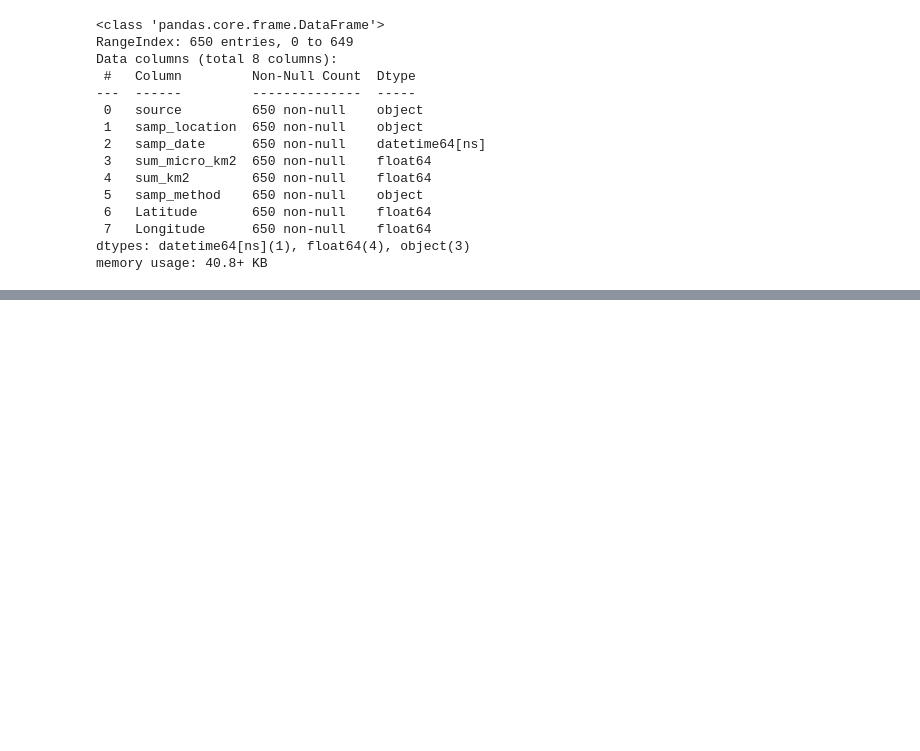
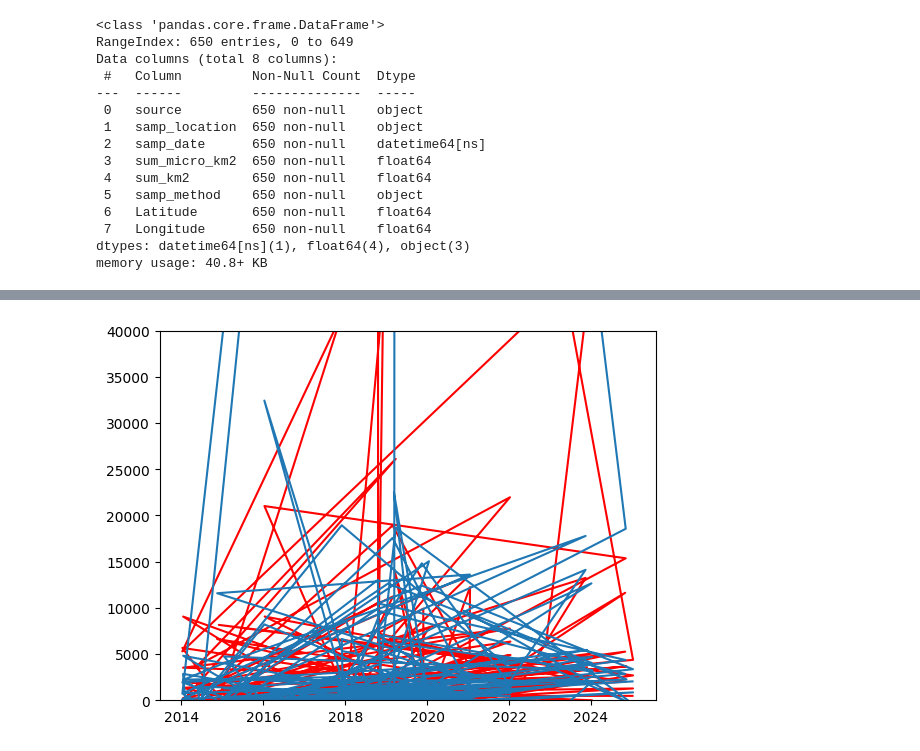
Before and after one commit to fonkerina/Microplastic-Tracker, a Jupyter notebook: MAIN.ipynb, the cells around one changed output, grey strips where cells are left out. Cells and saved outputs as stored; diff of their text form; code cells hidden in the pictures; blank space fills up the shorter version.

```diff
--- a/MAIN.ipynb
+++ b/MAIN.ipynb
@@ -784,0 +833,8 @@ plt.plot(x, y_pred)
+# %%
+# plot the ytrain data and the ypred data
+plt.plot(x['dates'], y_test, 'r')
+plt.plot(x['dates'], y_pred)
+plt.ylim(0,40000)
+plt.show()
+# %% [output]
+[figure, added]
```
Also changed, not shown: parts of 15 cells of this notebook.
